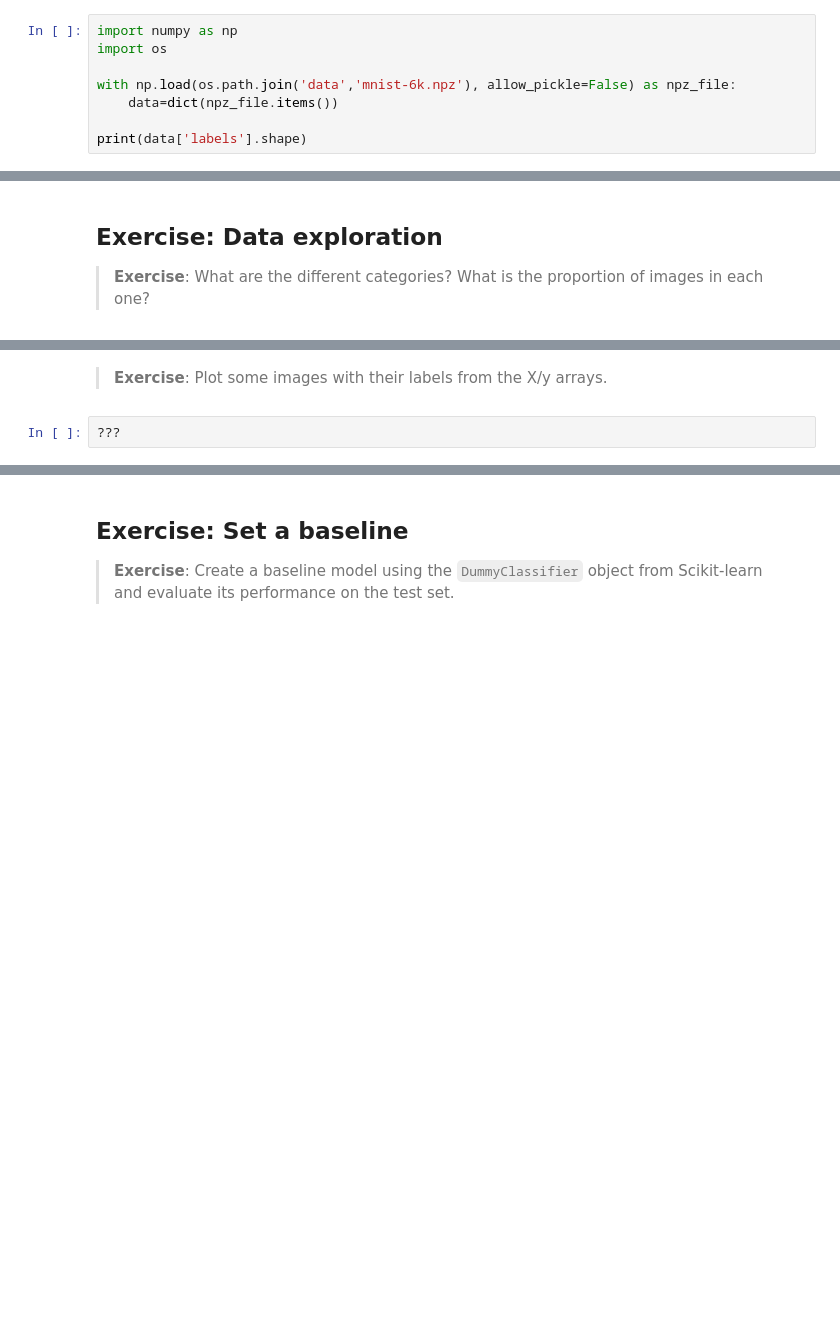
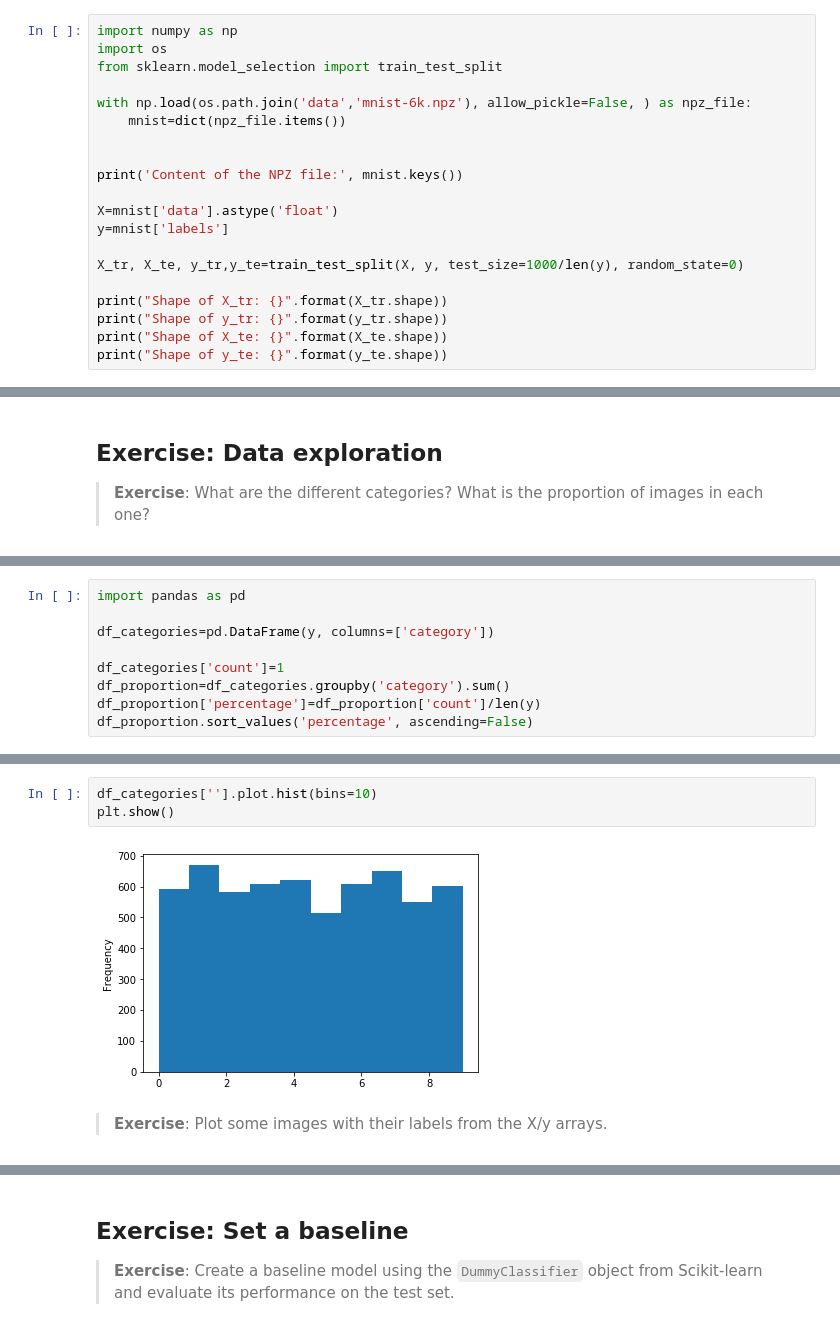
Before and after one commit to xnicolovici/machine_learning, a Jupyter notebook: notebooks/Course No 4/02. K-nearest neighbors/09. Exercise - Classify handwritten digits with k-NN/06 Exercise - Classify handwritten digits with k-NN.ipynb, the cells around one changed output, grey strips where cells are left out. Drawn from its saved outputs; the diff is of its cells as text; blank space fills up the shorter version.

```diff
--- a/notebooks/Course No 4/02. K-nearest neighbors/09. Exercise - Classify handwritten digits with k-NN/06 Exercise - Classify handwritten digits with k-NN.ipynb
+++ b/notebooks/Course No 4/02. K-nearest neighbors/09. Exercise - Classify handwritten digits with k-NN/06 Exercise - Classify handwritten digits with k-NN.ipynb
@@ -9,9 +9,21 @@ Exercise - Load data set
 # %%
 import numpy as np
 import os
+from sklearn.model_selection import train_test_split
 
-with np.load(os.path.join('data','mnist-6k.npz'), allow_pickle=False) as npz_file:
-    data=dict(npz_file.items())
+with np.load(os.path.join('data','mnist-6k.npz'), allow_pickle=False, ) as npz_file:
+    mnist=dict(npz_file.items())
 
-print(data['labels'].shape)
+
+print('Content of the NPZ file:', mnist.keys())
+
+X=mnist['data'].astype('float')
+y=mnist['labels']
+
+X_tr, X_te, y_tr,y_te=train_test_split(X, y, test_size=1000/len(y), random_state=0)
+
+print("Shape of X_tr: {}".format(X_tr.shape))
+print("Shape of y_tr: {}".format(y_tr.shape))
+print("Shape of X_te: {}".format(X_te.shape))
+print("Shape of y_te: {}".format(y_te.shape))
 # %% [output]
@@ -25,0 +40,9 @@ Exercise: Data exploration
+# %%
+import pandas as pd
+
+df_categories=pd.DataFrame(y, columns=['category'])
+
+df_categories['count']=1
+df_proportion=df_categories.groupby('category').sum()
+df_proportion['percentage']=df_proportion['count']/len(y)
+df_proportion.sort_values('percentage', ascending=False)
@@ -26,4 +62,7 @@ Exercise: Data exploration
+# %%
+df_categories[''].plot.hist(bins=10)
+plt.show()
+# %% [output]
+[figure, added]
 # %% [markdown]
 > **Exercise**: Plot some images with their labels from the X/y arrays.
-# %%
-???
```
Also changed, not shown: parts of 12 cells of this notebook, 3 other files.
